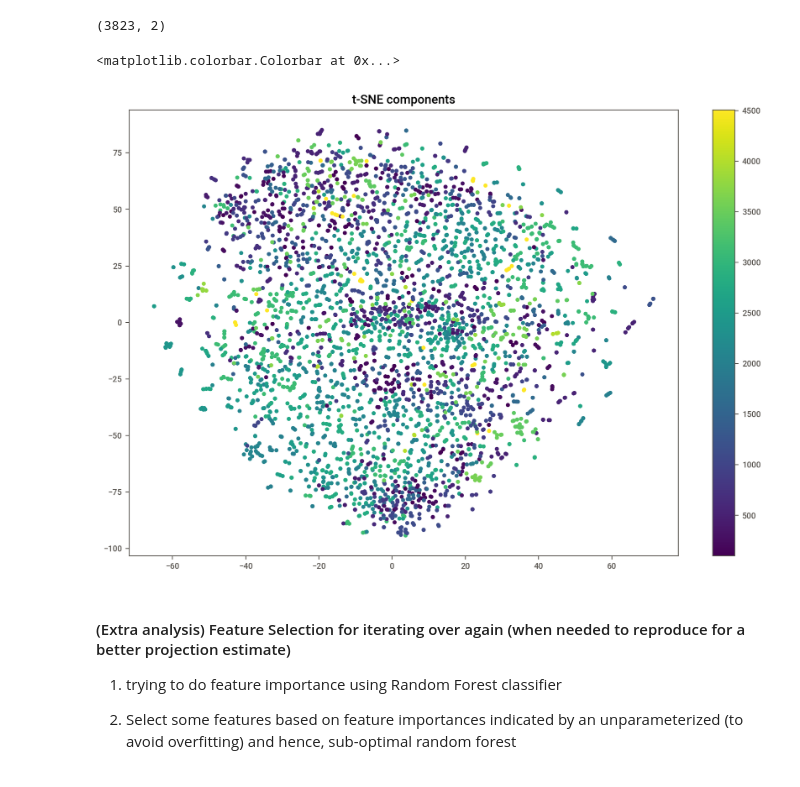
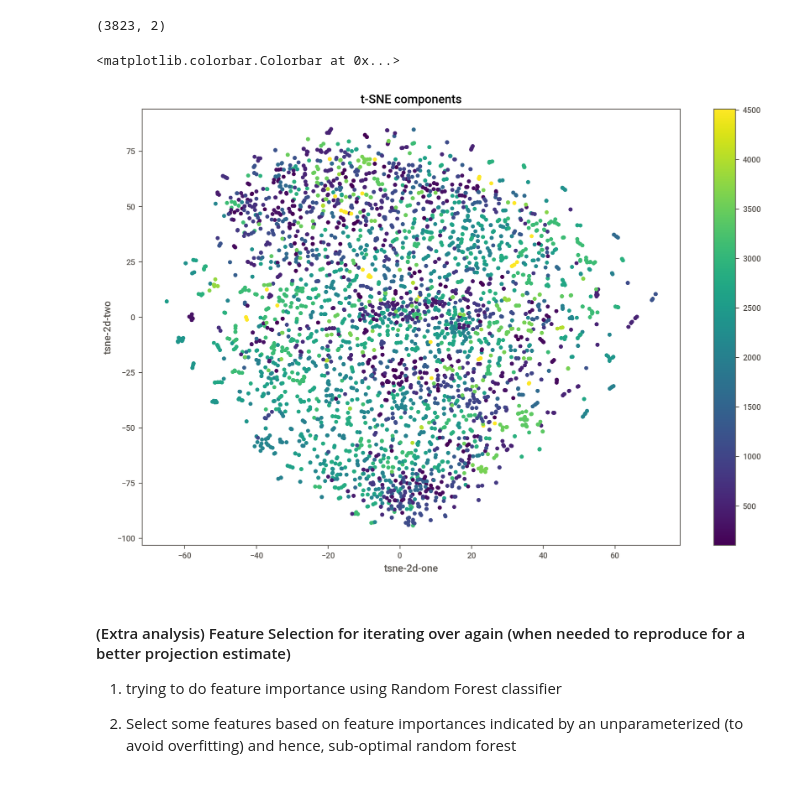
Before and after one commit to stutinayak/Reimagined_party_distribution, a Jupyter notebook: Redistributing party projections.ipynb, the cells around one changed output. Saved outputs shown, nothing was run; the diff lists cells and outputs as text; code cells hidden in the pictures.

```diff
--- a/Redistributing party projections.ipynb
+++ b/Redistributing party projections.ipynb
@@ -397,11 +399,13 @@ X_embedded.shape
 # %%
 plt.figure(figsize=(12,8))
 plt.title('t-SNE components')
 plt.scatter(X_embedded[:,0], X_embedded[:,1], c = target)
+plt.xlabel("tsne-2d-one")
+plt.ylabel("tsne-2d-two")
 plt.colorbar()
 # %% [output]
 <matplotlib.colorbar.Colorbar at 0x...>
-[figure, old version]
+[figure, new version]
 # %% [markdown]
 #### (Extra analysis) Feature Selection for iterating over again (when needed to reproduce for a better projection estimate)
 1. trying to do feature importance using Random Forest classifier
```
Also changed, not shown: parts of 1 cell of this notebook, 1 other file.
